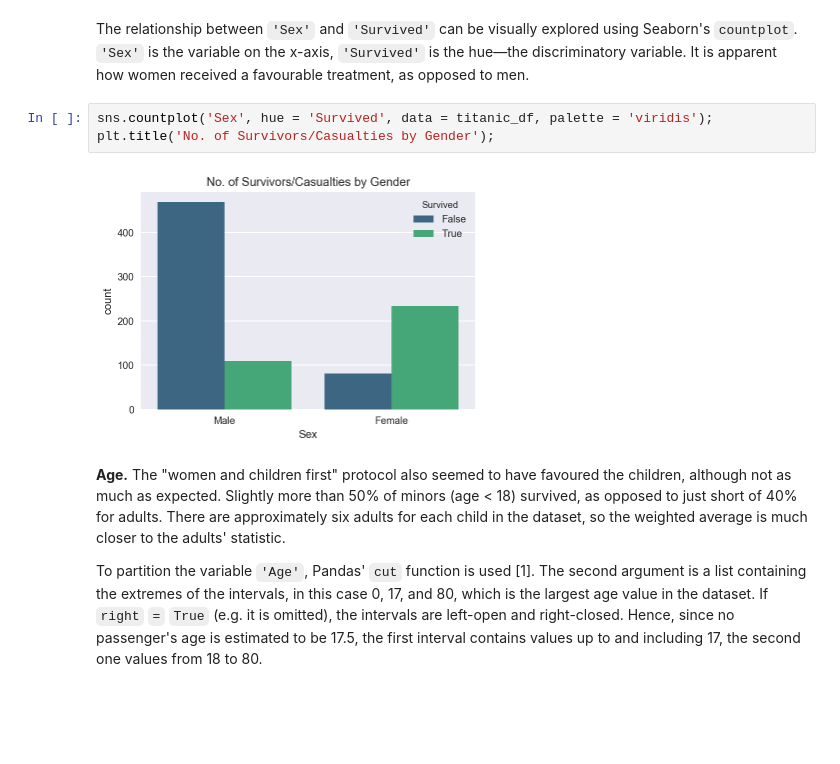
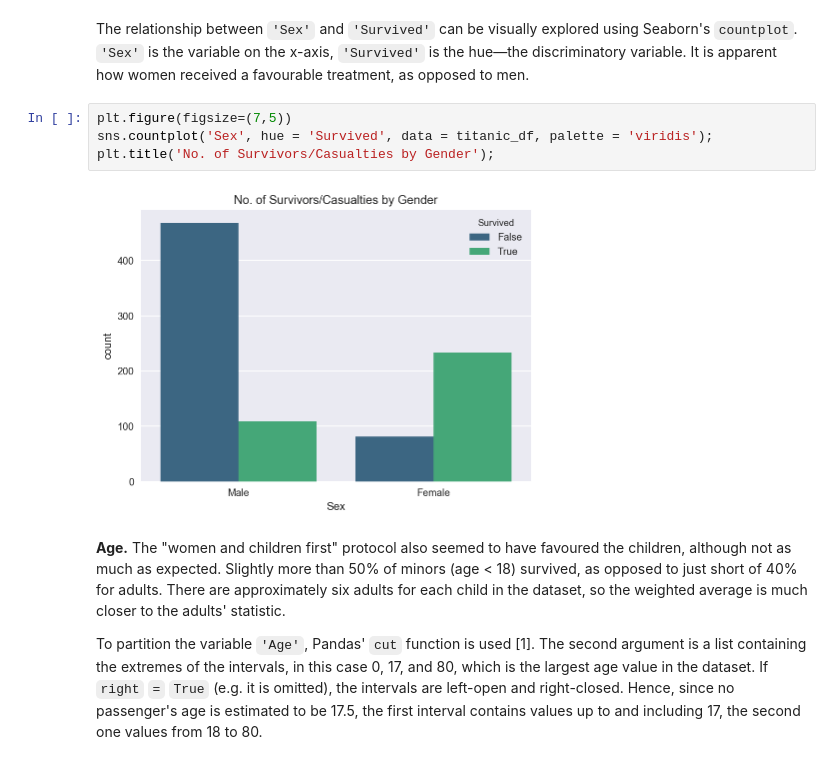
Before and after one commit to federicomariamassari/udacity-dand, a Jupyter notebook: projects/p2/dand-p2-investigate-a-dataset.ipynb, the cells around one changed output. Saved outputs shown, nothing was run; the diff lists cells and outputs as text; blank space fills up the shorter version.

Commit message:
style: Modify standalone figure size in p2.ipynb

```diff
--- a/projects/p2/dand-p2-investigate-a-dataset.ipynb
+++ b/projects/p2/dand-p2-investigate-a-dataset.ipynb
@@ -963,10 +963,11 @@ p-value: 1.4061e-69
 # %% [markdown]
 The relationship between `'Sex'` and `'Survived'` can be visually explored using Seaborn's `countplot`. `'Sex'` is the variable on the x-axis, `'Survived'` is the hue—the discriminatory variable. It is apparent how women received a favourable treatment, as opposed to men.
 # %%
+plt.figure(figsize=(7,5))
 sns.countplot('Sex', hue = 'Survived', data = titanic_df, palette = 'viridis');
 plt.title('No. of Survivors/Casualties by Gender');
 # %% [output]
-[figure, old version]
+[figure, new version]
 # %% [markdown]
 __Age.__ The "women and children first" protocol also seemed to have favoured the children, although not as much as expected. Slightly more than 50% of minors (age < 18) survived, as opposed to just short of 40% for adults. There are approximately six adults for each child in the dataset, so the weighted average is much closer to the adults' statistic.
 
```
Also changed, not shown: parts of 5 cells of this notebook.
